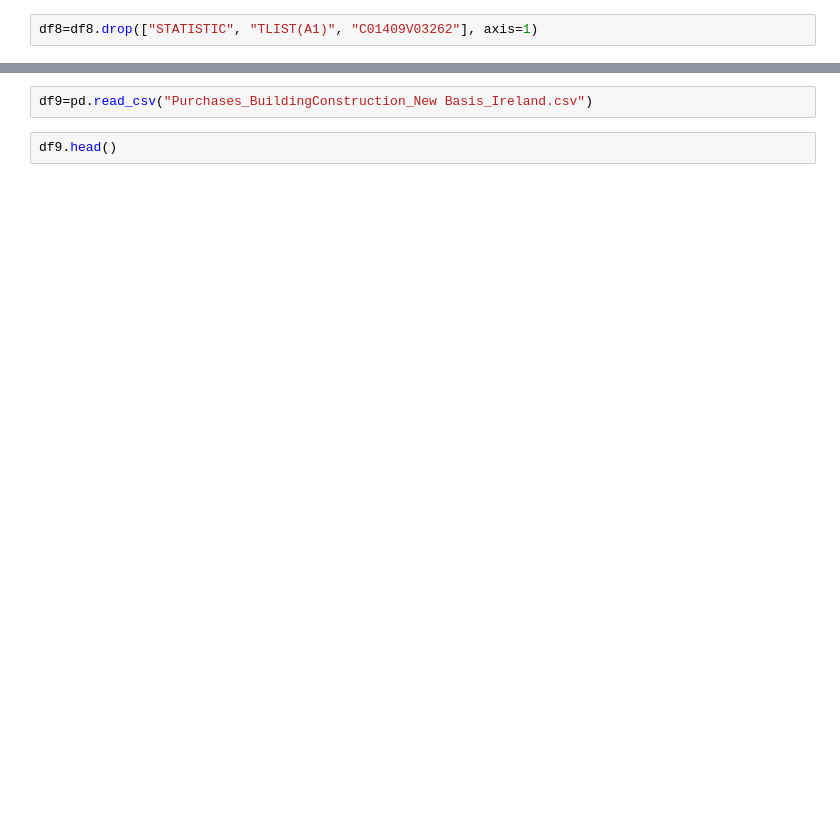
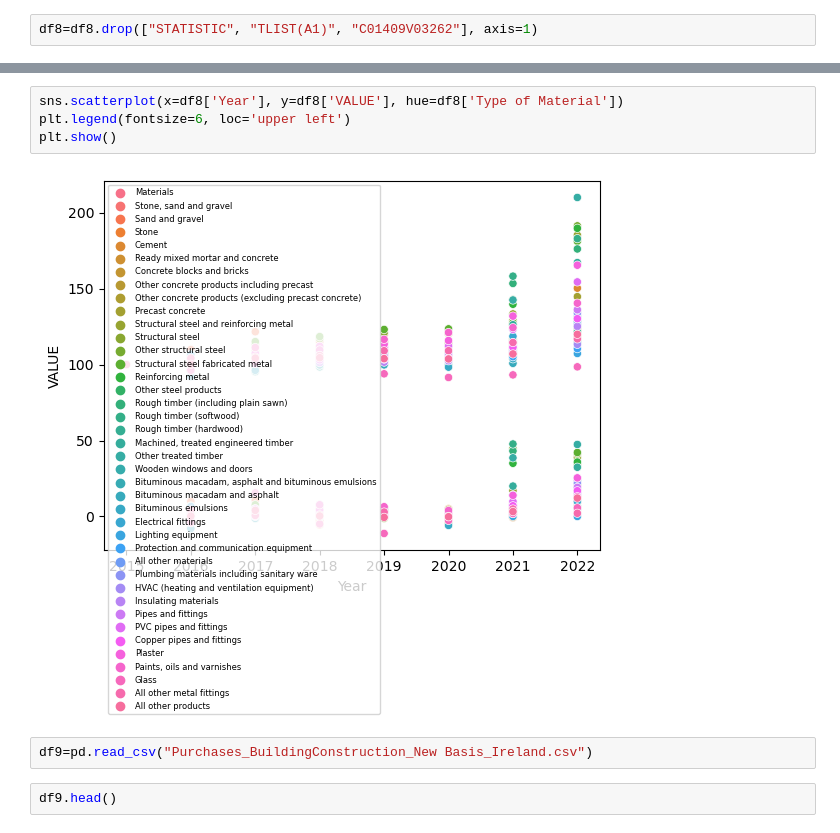
Before and after one commit to rachelhurleycct/CA2, a Jupyter notebook: CA2.ipynb, the cells around one changed output, grey strips where cells are left out. Drawn from its saved outputs; the diff is of its cells as text; blank space fills up the shorter version.

```diff
--- a/CA2.ipynb
+++ b/CA2.ipynb
@@ -397,3 +704,9 @@ sns.scatterplot(x=df8['Hour'], y=internet_dataframe['VALUE'], hue=df8['Type of M
+# %%
+sns.scatterplot(x=df8['Year'], y=df8['VALUE'], hue=df8['Type of Material'])
+plt.legend(fontsize=6, loc='upper left')
+plt.show()
+# %% [output]
+[figure, added]
 # %%
 df9=pd.read_csv("Purchases_BuildingConstruction_New Basis_Ireland.csv")
 # %%
```
Also changed, not shown: parts of 100 cells of this notebook.
